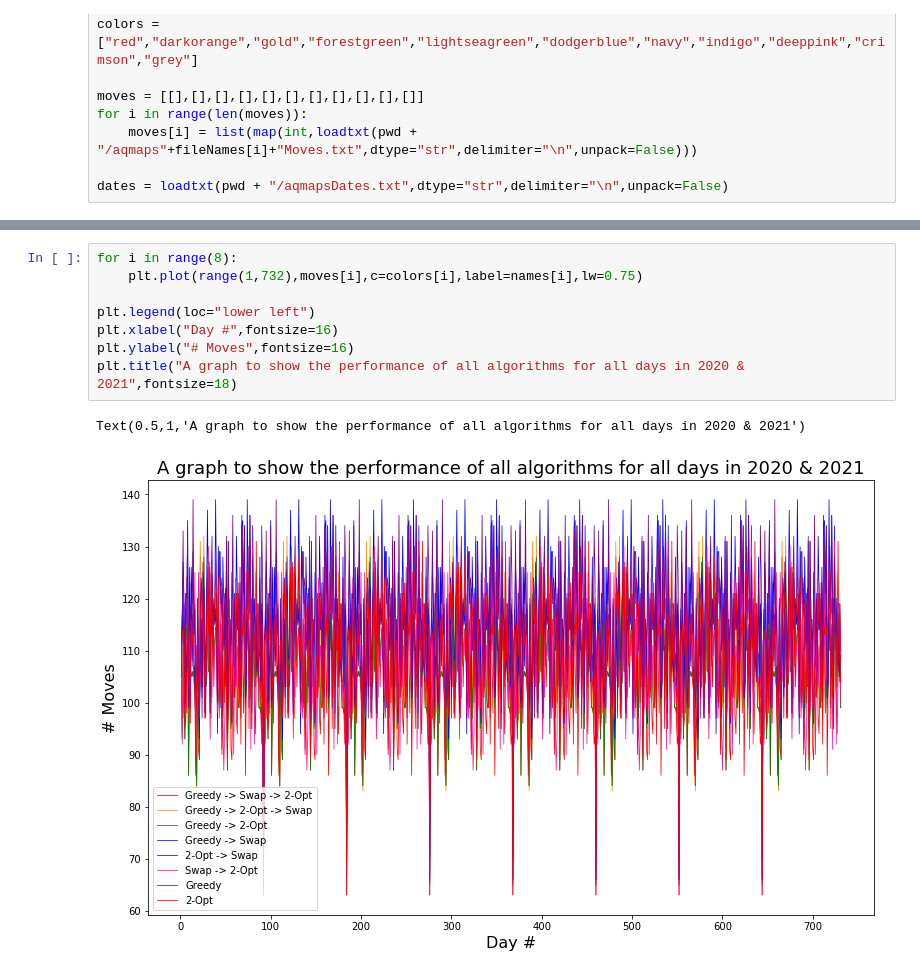
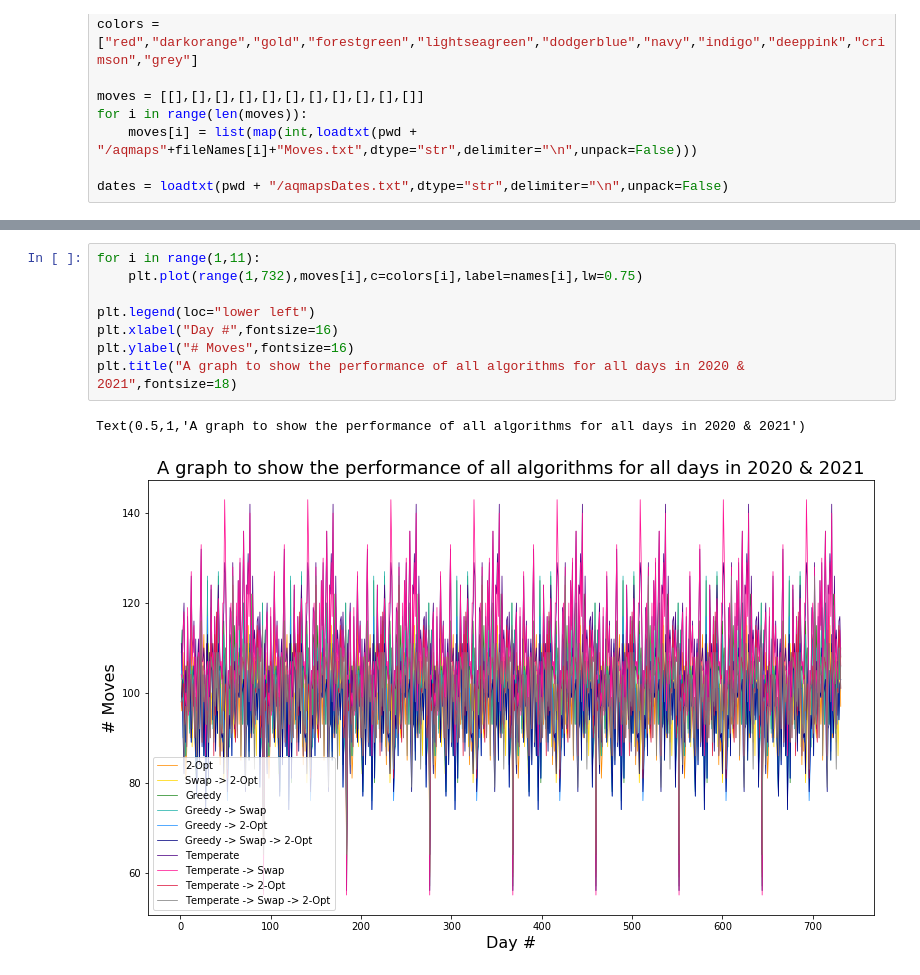
Before and after one commit to hwixley/Drone-Route-Planner, a Jupyter notebook: dataAnalysis/DroneMoveAnalysis.ipynb, the cells around one changed output, grey strips where cells are left out. Drawn from its saved outputs; the diff is of its cells as text.

```diff
--- a/dataAnalysis/DroneMoveAnalysis.ipynb
+++ b/dataAnalysis/DroneMoveAnalysis.ipynb
@@ -61,14 +61,14 @@ Text(0.5,1,'A graph to show route performance of different low\ncomplexity algor
 # %%
-for i in range(8):
+for i in range(1,11):
     plt.plot(range(1,732),moves[i],c=colors[i],label=names[i],lw=0.75)
 
 plt.legend(loc="lower left")
 plt.xlabel("Day #",fontsize=16)
 plt.ylabel("# Moves",fontsize=16)
 plt.title("A graph to show the performance of all algorithms for all days in 2020 & 2021",fontsize=18)
 # %% [output]
 Text(0.5,1,'A graph to show the performance of all algorithms for all days in 2020 & 2021')
-[figure, old version]
+[figure, new version]
 # %%
 #Print means, max, and min
 
```
Also changed, not shown: parts of 4 cells of this notebook, 7 other files.
